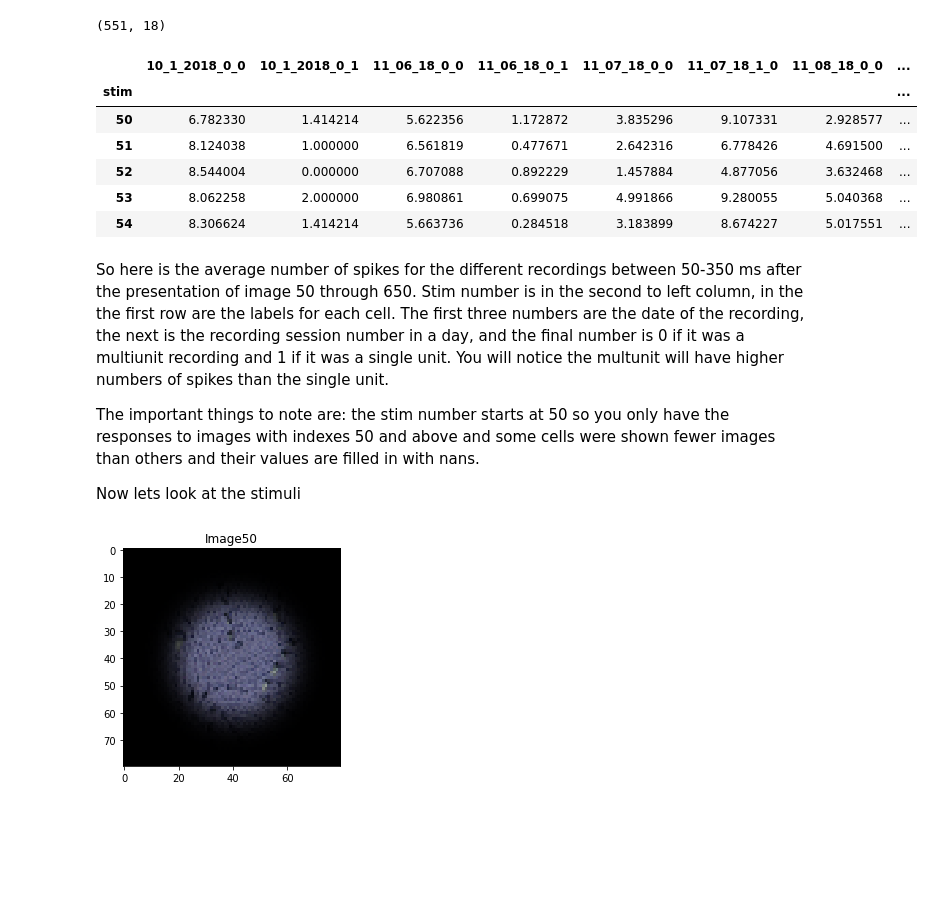
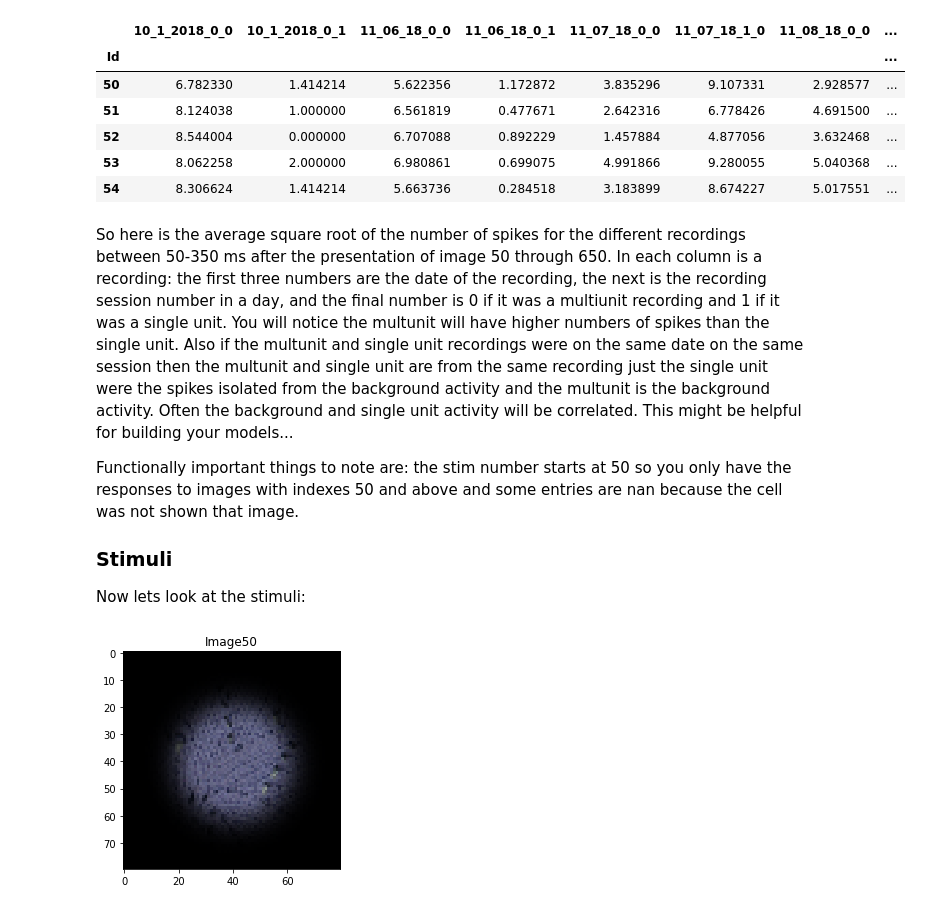
Before and after one commit to deanpospisil/uwndc, a Jupyter notebook: UW Neural Data Challenge.ipynb, the cells around one changed output. Saved outputs shown, nothing was run; the diff lists cells and outputs as text; code cells hidden in the pictures; blank space fills up the shorter version.

Commit message:
misc edits of note book for clarity

```diff
--- a/UW Neural Data Challenge.ipynb
+++ b/UW Neural Data Challenge.ipynb
@@ -20,32 +22,32 @@ Below I will load in the dataset and create a very simple model and test its per
 # %%
 #load the train data with popular tool pandas
 import pandas as pd
 import numpy as np
+import os
 import matplotlib.pyplot as plt
 %matplotlib inline
 
 #load the stimuli with numpy
 stim = np.load('stim.npy')
 df = pd.read_csv('train.csv')
-df.index = df.stim
+df.index = df.Id
 df = df.iloc[:,1:]
-print(df.shape)
 df.head()
 # %% [output]
-(551, 18)
 |  | 10_1_2018_0_0 | 10_1_2018_0_1 | 11_06_18_0_0 | 11_06_18_0_1 | 11_07_18_0_0 | 11_07_18_1_0 | 11_08_18_0_0 | ... |
-| stim |  |  |  |  |  |  |  | ... |
+| Id |  |  |  |  |  |  |  | ... |
 | 50 | 6.782330 | 1.414214 | 5.622356 | 1.172872 | 3.835296 | 9.107331 | 2.928577 | ... |
 | 51 | 8.124038 | 1.000000 | 6.561819 | 0.477671 | 2.642316 | 6.778426 | 4.691500 | ... |
 | 52 | 8.544004 | 0.000000 | 6.707088 | 0.892229 | 1.457884 | 4.877056 | 3.632468 | ... |
 | 53 | 8.062258 | 2.000000 | 6.980861 | 0.699075 | 4.991866 | 9.280055 | 5.040368 | ... |
 | 54 | 8.306624 | 1.414214 | 5.663736 | 0.284518 | 3.183899 | 8.674227 | 5.017551 | ... |
 # %% [markdown]
-So here is the average number of spikes for the different recordings between 50-350 ms after the presentation of image 50 through 650. Stim number is in the second to left column, in the the first row are the labels for each cell. The first three numbers are the date of the recording, the next is the recording session number in a day, and the final number is 0 if it was a multiunit recording and 1 if it was a single unit. You will notice the multunit will have higher numbers of spikes than the single unit.
+So here is the average square root of the number of spikes for the different recordings between 50-350 ms after the presentation of image 50 through 650. In each column is a recording: the first three numbers are the date of the recording, the next is the recording session number in a day, and the final number is 0 if it was a multiunit recording and 1 if it was a single unit. You will notice the multunit will have higher numbers of spikes than the single unit. Also if the multunit and single unit recordings were on the same date on the same session then the multunit and single unit are from the same recording just the single unit were the spikes isolated from the background activity and the multunit is the background activity. Often the background and single unit activity will be correlated. This might be helpful for building your models...
 
-The important things to note are: the stim number starts at 50 so you only have the responses to images with indexes 50 and above and some cells were shown fewer images than others and their values are filled in with nans.
+Functionally important things to note are: the stim number starts at 50 so you only have the responses to images with indexes 50 and above and some entries are nan because the cell was not shown that image.
 
-Now lets look at the stimuli
+### Stimuli
+Now lets look at the stimuli:
 # %%
 a_train_ind = 50
 plt.imshow(stim[a_train_ind]);
```
Also changed, not shown: parts of 14 cells of this notebook, 1 other file.
